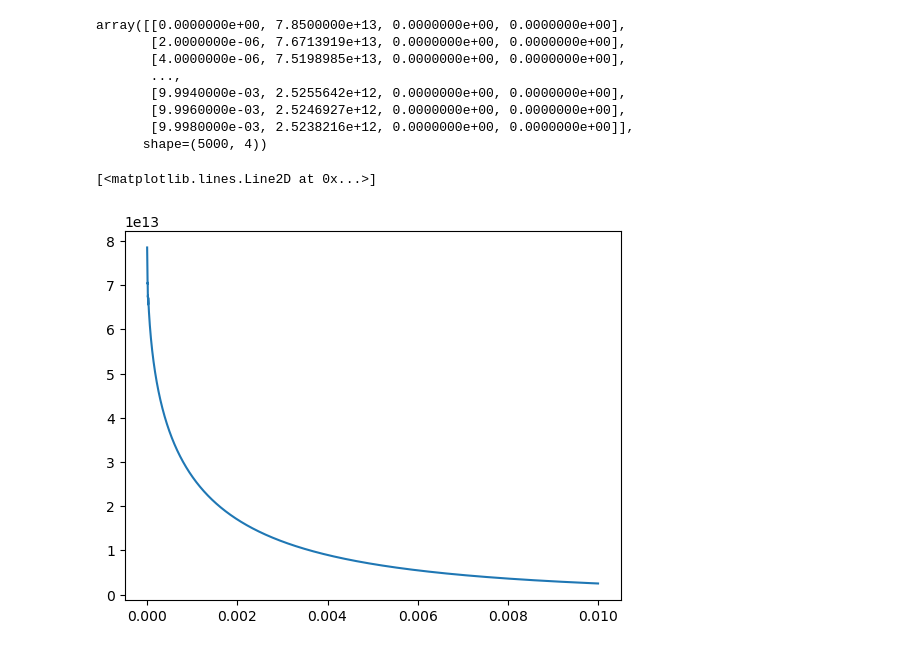
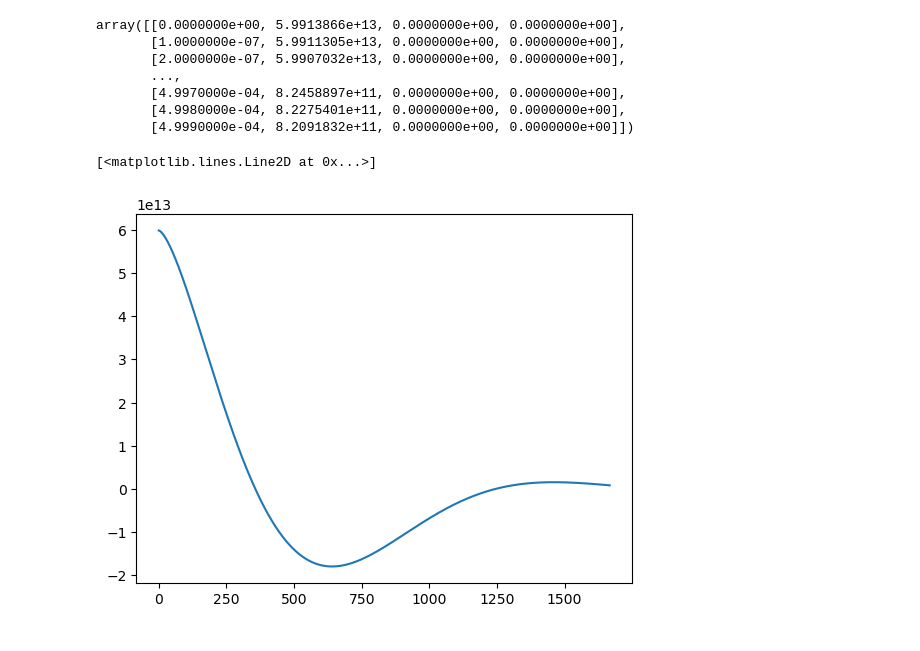
Before and after one commit to slaclab/lume-belt-live, a Jupyter notebook: test_wakes.ipynb, the cells around one changed output. Drawn from its saved outputs; the diff is of its cells as text; code cells hidden in the pictures.

```diff
--- a/test_wakes.ipynb
+++ b/test_wakes.ipynb
@@ -2,24 +2,24 @@
 import numpy as np
 import matplotlib.pyplot as plt
 # %%
-data = np.loadtxt('./example1/rfdata42')
+data = np.loadtxt('example/rfdata46')
 # %%
 data
 # %% [output]
-array([[0.0000000e+00, 7.8500000e+13, 0.0000000e+00, 0.0000000e+00],
-       [2.0000000e-06, 7.6713919e+13, 0.0000000e+00, 0.0000000e+00],
-       [4.0000000e-06, 7.5198985e+13, 0.0000000e+00, 0.0000000e+00],
+array([[0.0000000e+00, 5.9913866e+13, 0.0000000e+00, 0.0000000e+00],
+       [1.0000000e-07, 5.9911305e+13, 0.0000000e+00, 0.0000000e+00],
+       [2.0000000e-07, 5.9907032e+13, 0.0000000e+00, 0.0000000e+00],
        ...,
-       [9.9940000e-03, 2.5255642e+12, 0.0000000e+00, 0.0000000e+00],
-       [9.9960000e-03, 2.5246927e+12, 0.0000000e+00, 0.0000000e+00],
-       [9.9980000e-03, 2.5238216e+12, 0.0000000e+00, 0.0000000e+00]],
-      shape=(5000, 4))
+       [4.9970000e-04, 8.2458897e+11, 0.0000000e+00, 0.0000000e+00],
+       [4.9980000e-04, 8.2275401e+11, 0.0000000e+00, 0.0000000e+00],
+       [4.9990000e-04, 8.2091832e+11, 0.0000000e+00, 0.0000000e+00]])
 # %%
 z = data[:,0]
 # %%
 Ez = data[:,1]
 # %%
-plt.plot(z, Ez)
+plt.plot(z/3e8*1e15, Ez)
+#plt.xlim([0, 0.0003])
 # %% [output]
 [<matplotlib.lines.Line2D at 0x...>]
-[figure, old version]
+[figure, new version]
```
Also changed, not shown: 19 other files.
